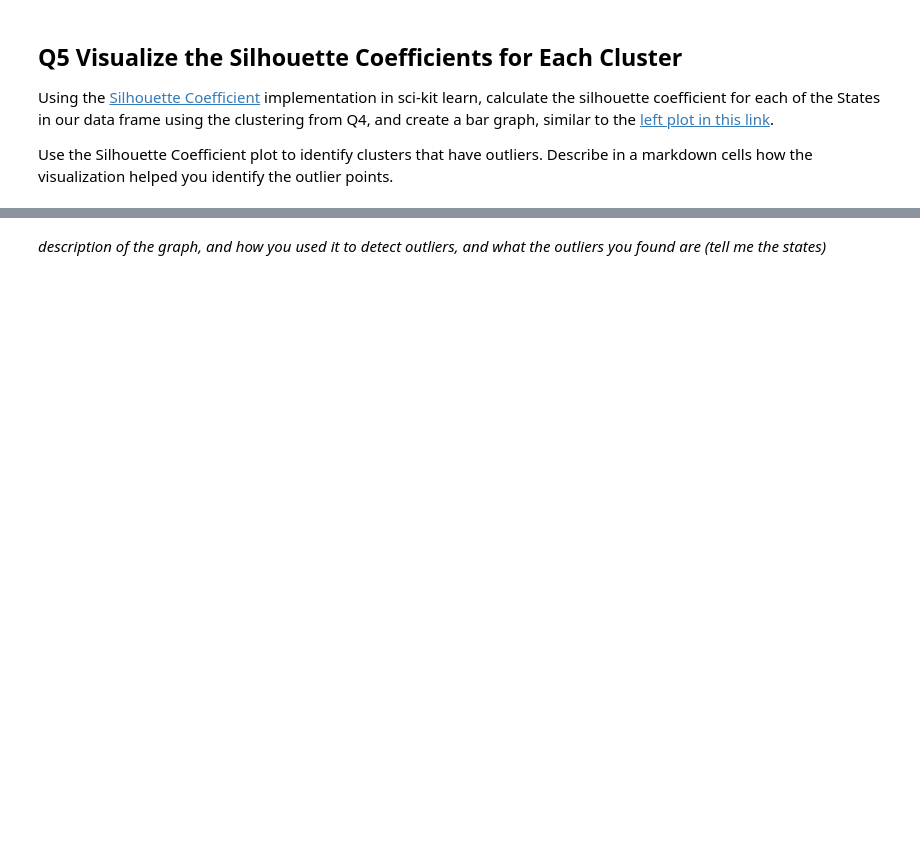
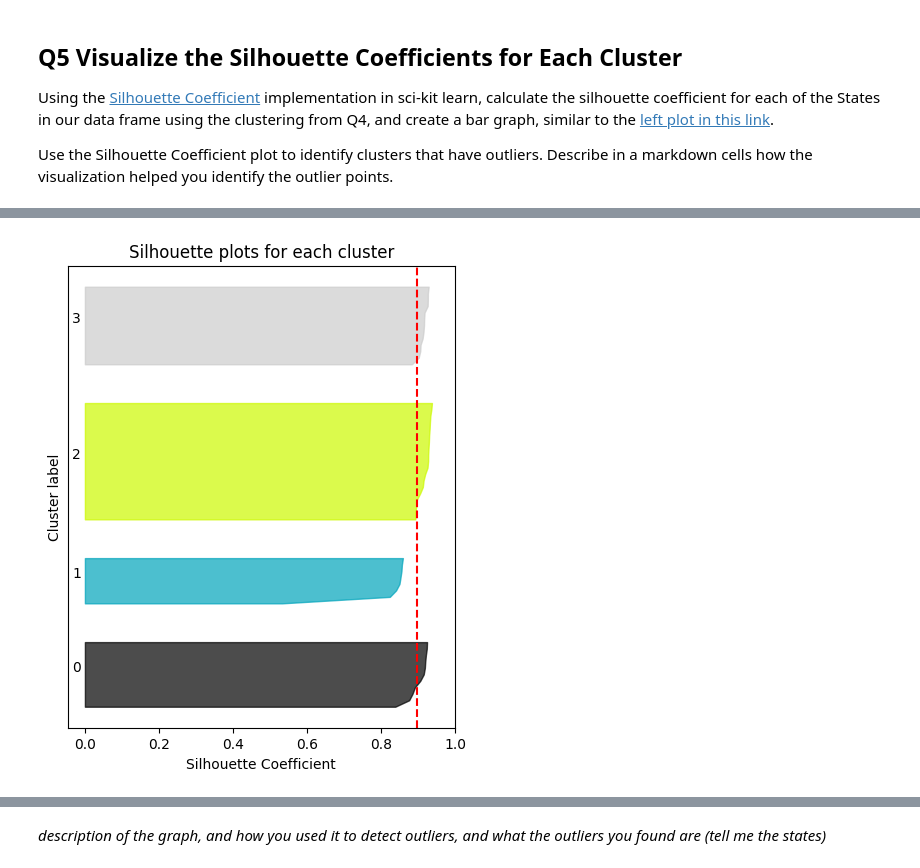
Before and after one commit to BictorFonseca/DataAnalysis, a Jupyter notebook: CS329E_HW11.ipynb, the cells around one changed output, grey strips where cells are left out. Cells and saved outputs as stored; diff of their text form; code cells hidden in the pictures; blank space fills up the shorter version.

```diff
--- a/CS329E_HW11.ipynb
+++ b/CS329E_HW11.ipynb
@@ -193,3 +197,8 @@ df_X[['State', 'ClusterLabel']]
 Using the [Silhouette Coefficient](https://scikit-learn.org/stable/modules/generated/sklearn.metrics.silhouette_samples.html) implementation in sci-kit learn, calculate the silhouette coefficient for each of the States in our data frame using the clustering from Q4, and create a bar graph, similar to the [left plot in this link](https://scikit-learn.org/stable/auto_examples/cluster/plot_kmeans_silhouette_analysis.html).
 
 Use the Silhouette Coefficient plot to identify clusters that have outliers.  Describe in a markdown cells how the visualization helped you identify the outlier points.
+# %%
+# compute the silhouette scores for each state
+silhouette_vals = silhouette_samples(df_X.drop(axis=1, labels='State'), labels)
+df_X['SilhouetteValue'] = silhouette_vals
+df_X[['State', 'ClusterLabel', 'SilhouetteValue']].sort_values(by=['ClusterLabel', 'SilhouetteValue'])
@@ -195,0 +223,40 @@ Use the Silhouette Coefficient plot to identify clusters that have outliers.  De
+# %%
+# create a silhouette plot
+df_X_sorted = df_X.sort_values(by=['ClusterLabel', 'SilhouetteValue'])
+fig, ax = plt.subplots(figsize=(5, 6))
+
+y_lower = 5
+colors = plt.cm.nipy_spectral(np.linspace(0, 1, 4))
+
+for i in range(4):
+    cluster_sil = df_X_sorted[df_X_sorted['ClusterLabel'] == i]['SilhouetteValue'].values
+    size_cluster_i = cluster_sil.shape[0]
+    y_upper = y_lower + size_cluster_i
+
+    color = colors[i]
+    ax.fill_betweenx(
+        np.arange(y_lower, y_upper),
+        0,
+        cluster_sil,
+        facecolor=color,
+        edgecolor=color,
+        alpha=0.7
+    )
+
+    ax.text(-0.035, y_lower + 0.5 * size_cluster_i, i)
+
+    y_lower = y_upper + 5
+
+ax.set_title('Silhouette plots for each cluster')
+ax.set_xlabel('Silhouette Coefficient')
+ax.set_ylabel('Cluster label')
+
+# set vertical line
+ax.axvline(x=df_X['SilhouetteValue'].mean(), color="red", linestyle="--")
+
+ax.set_yticks([])
+ax.set_xticks([0, 0.2, 0.4, 0.6, 0.8, 1])
+
+plt.show()
+# %% [output]
+[figure, added]
```
Also changed, not shown: parts of 5 cells of this notebook.
